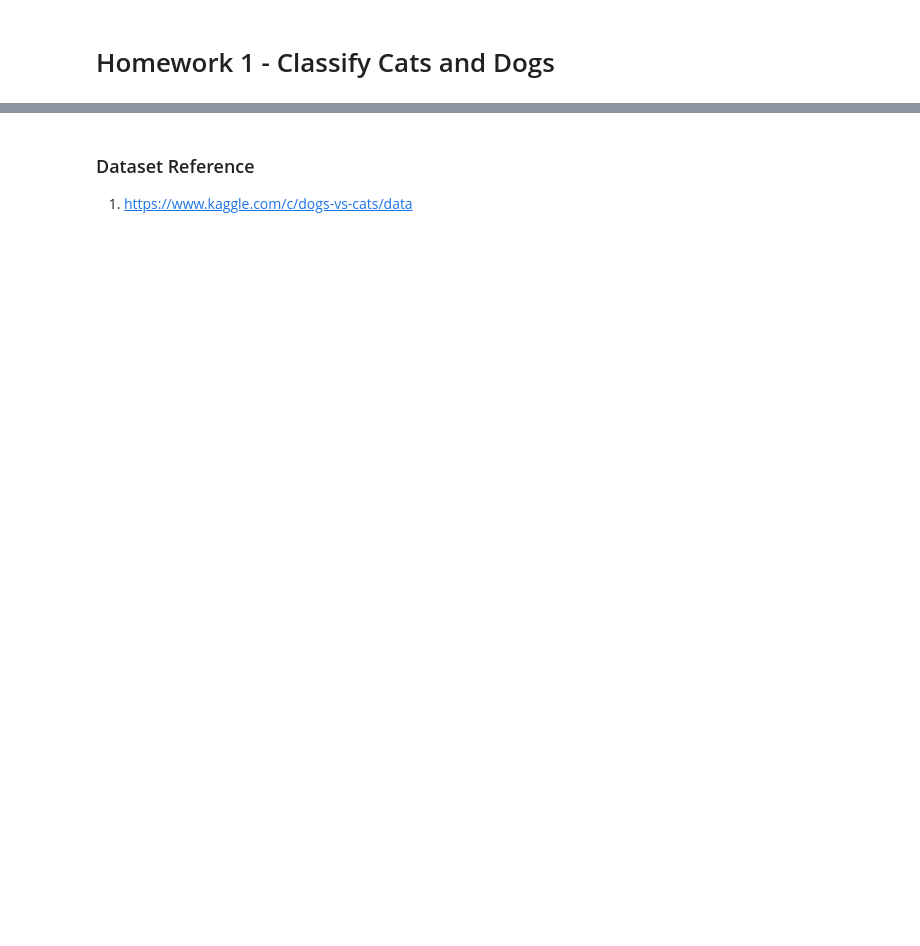
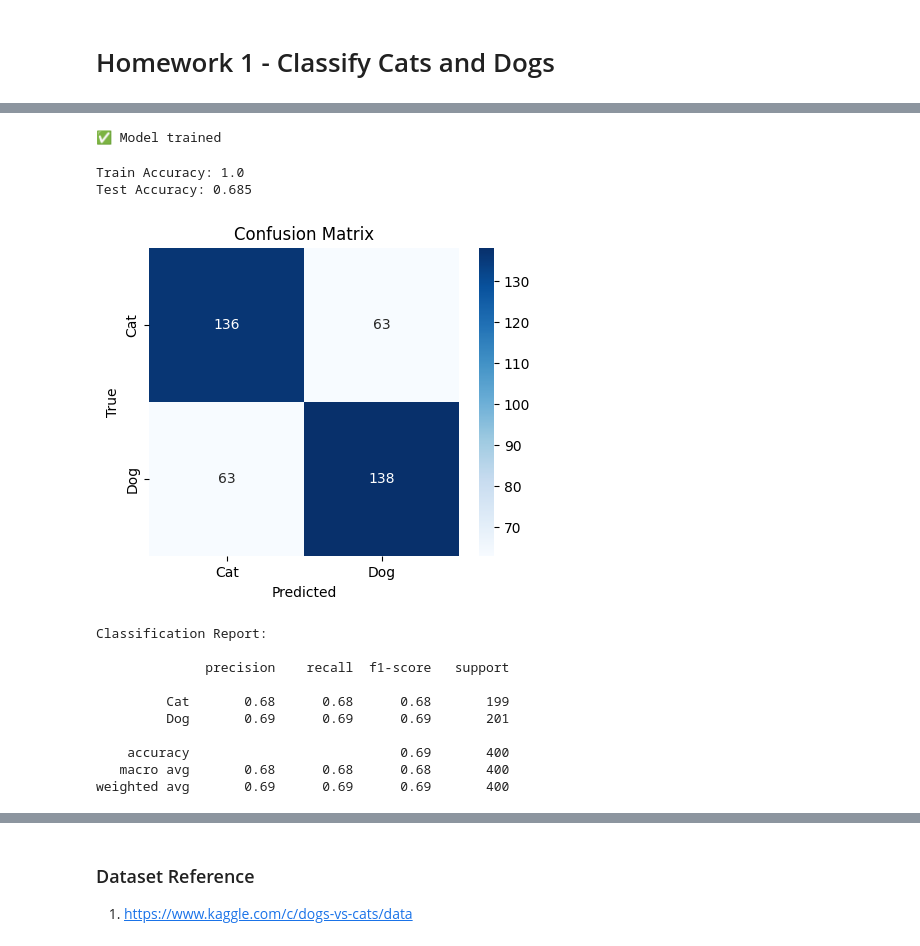
Before and after one commit to benjaminbrown038/ECSE-6410-Pattern-Recognition-HW1, a Jupyter notebook: ECSE_6410_Pattern_Recognition_HW1.ipynb, the cells around one changed output, grey strips where cells are left out. Drawn from its saved outputs; the diff is of its cells as text; code cells hidden in the pictures; blank space fills up the shorter version.

```diff
--- a/ECSE_6410_Pattern_Recognition_HW1.ipynb
+++ b/ECSE_6410_Pattern_Recognition_HW1.ipynb
@@ -228,0 +44,5 @@ plt.show()
+# %%
+img_size = (128, 128)   # resize images
+orientations = 9
+pixels_per_cell = (8, 8)
+cells_per_block = (2, 2)
@@ -228,0 +82,44 @@ plt.show()
+# %%
+X_train, X_test, y_train, y_test = train_test_split(
+    X, y, test_size=0.2, random_state=42
+)
+# %%
+clf = LinearSVC(max_iter=5000)
+clf.fit(X_train, y_train)
+
+print("✅ Model trained")
+# %% [output]
+✅ Model trained
+# %%
+y_pred = clf.predict(X_test)
+
+print("Train Accuracy:", accuracy_score(y_train, clf.predict(X_train)))
+print("Test Accuracy:", accuracy_score(y_test, y_pred))
+# %% [output]
+Train Accuracy: 1.0
+Test Accuracy: 0.685
+# %%
+cm = confusion_matrix(y_test, y_pred)
+
+plt.figure(figsize=(5,4))
+sns.heatmap(cm, annot=True, fmt="d", cmap="Blues",
+            xticklabels=["Cat", "Dog"], yticklabels=["Cat", "Dog"])
+plt.xlabel("Predicted")
+plt.ylabel("True")
+plt.title("Confusion Matrix")
+plt.show()
+
+print("Classification Report:\n")
+print(classification_report(y_test, y_pred, target_names=["Cat", "Dog"]))
+# %% [output]
+[figure, added]
+Classification Report:
+
+              precision    recall  f1-score   support
+
+         Cat       0.68      0.68      0.68       199
+         Dog       0.69      0.69      0.69       201
+
+    accuracy                           0.69       400
+   macro avg       0.68      0.68      0.68       400
+weighted avg       0.69      0.69      0.69       400
```
Also changed, not shown: parts of 36 cells of this notebook.
